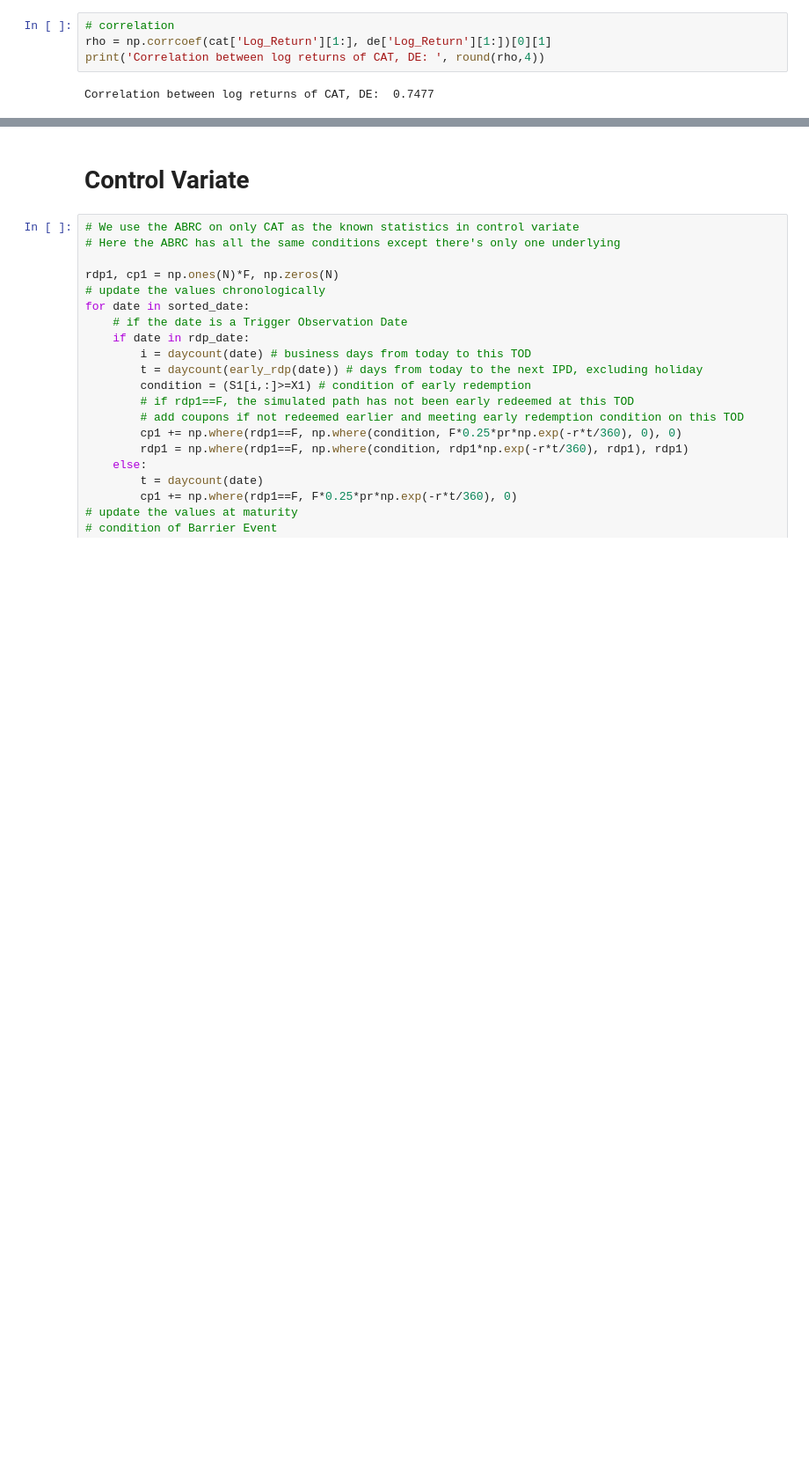
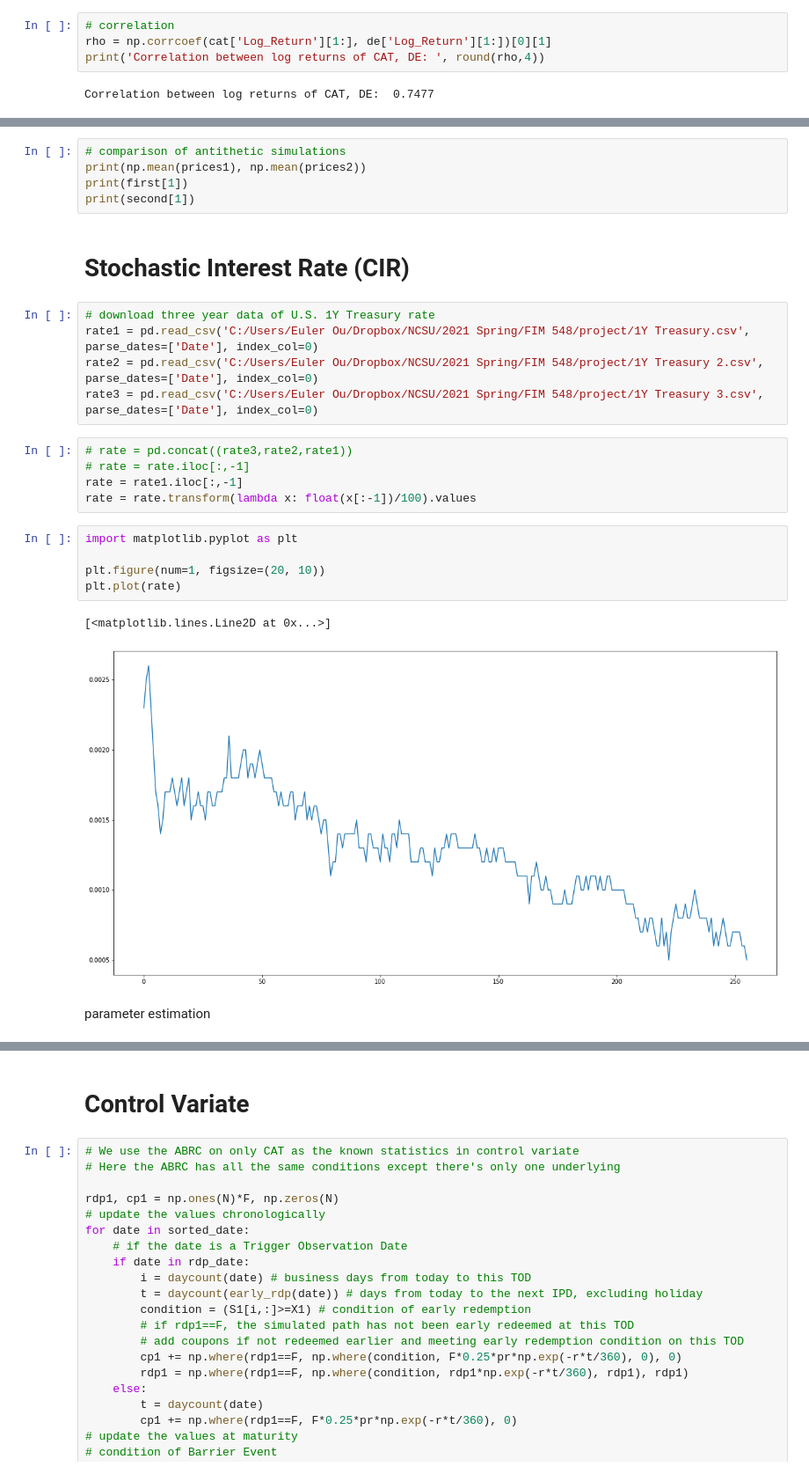
Before and after one commit to eulerou/Fair-Pricing-of-ABRC, a Jupyter notebook: Project_Tim.ipynb, the cells around one changed output, grey strips where cells are left out. Shown at 88% size. Drawn from its saved outputs; the diff is of its cells as text; blank space fills up the shorter version.

```diff
--- a/Project_Tim.ipynb
+++ b/Project_Tim.ipynb
@@ -207,0 +545,27 @@ rdp = np.where(rdp==F, np.where(barrier, np.where(barrier_full, F*np.exp(-r*t/36
+# %%
+# comparison of antithetic simulations
+print(np.mean(prices1), np.mean(prices2))
+print(first[1])
+print(second[1])
+# %% [markdown]
+# Stochastic Interest Rate (CIR)
+# %%
+# download three year data of U.S. 1Y Treasury rate
+rate1 = pd.read_csv('C:/Users/Euler Ou/Dropbox/NCSU/2021 Spring/FIM 548/project/1Y Treasury.csv', parse_dates=['Date'], index_col=0)
+rate2 = pd.read_csv('C:/Users/Euler Ou/Dropbox/NCSU/2021 Spring/FIM 548/project/1Y Treasury 2.csv', parse_dates=['Date'], index_col=0)
+rate3 = pd.read_csv('C:/Users/Euler Ou/Dropbox/NCSU/2021 Spring/FIM 548/project/1Y Treasury 3.csv', parse_dates=['Date'], index_col=0)
+# %%
+# rate = pd.concat((rate3,rate2,rate1))
+# rate = rate.iloc[:,-1]
+rate = rate1.iloc[:,-1]
+rate = rate.transform(lambda x: float(x[:-1])/100).values
+# %%
+import matplotlib.pyplot as plt
+
+plt.figure(num=1, figsize=(20, 10))
+plt.plot(rate)
+# %% [output]
+[<matplotlib.lines.Line2D at 0x...>]
+[figure, added]
+# %% [markdown]
+ parameter estimation
```
Also changed, not shown: parts of 56 cells of this notebook.
